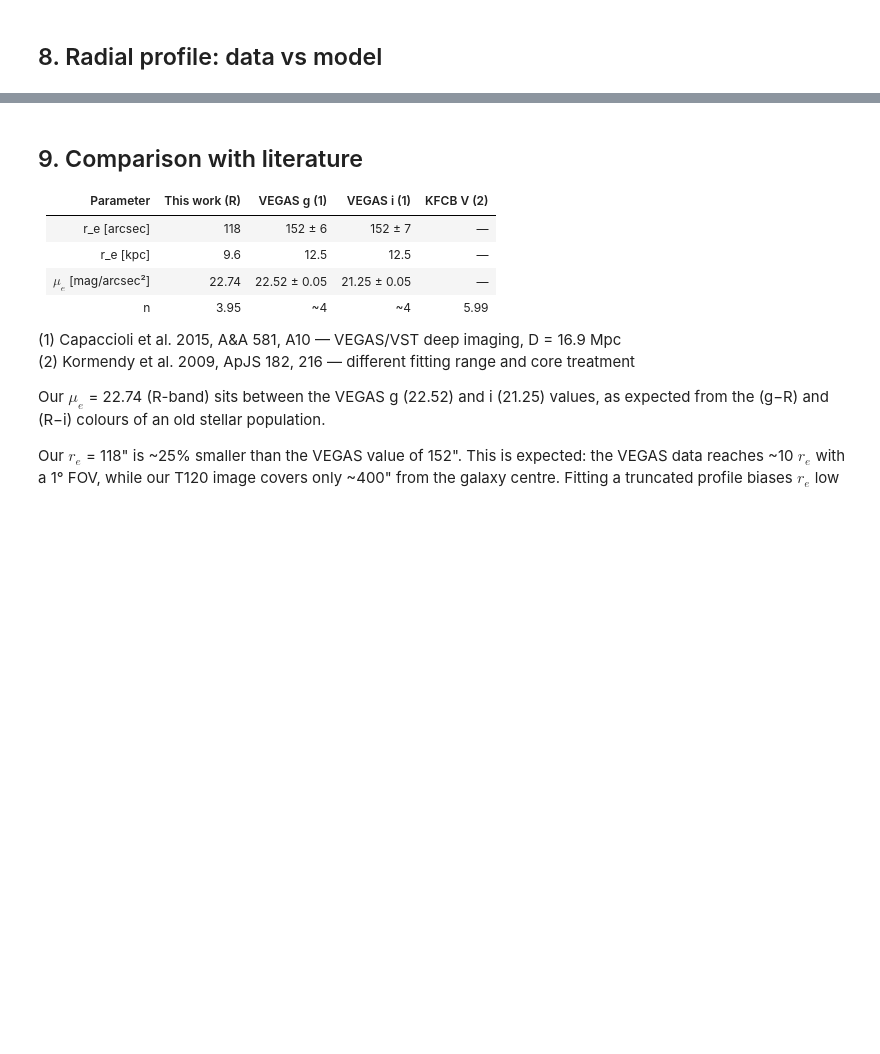
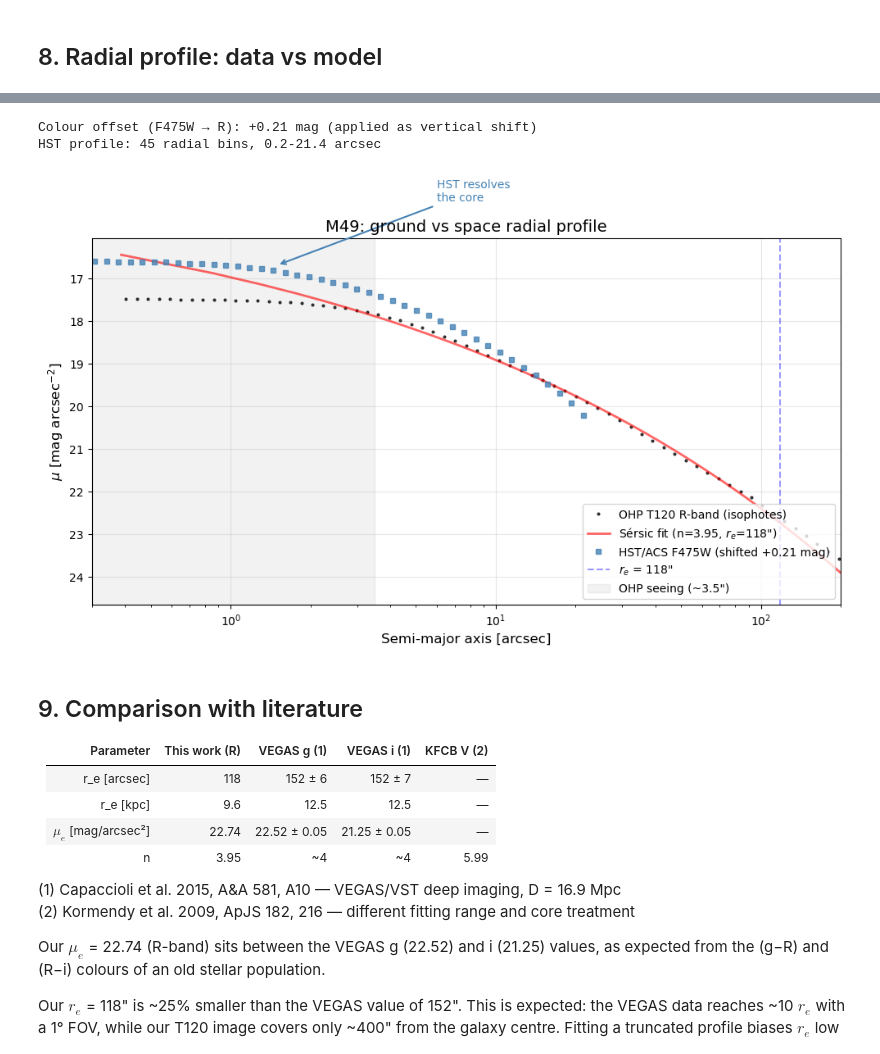
Before and after one commit to hjmcc/m2-ohp-hjmcc, a Jupyter notebook: notebooks/petrofit_m49_demo.ipynb, the cells around one changed output, grey strips where cells are left out. Drawn from its saved outputs; the diff is of its cells as text; code cells hidden in the pictures; blank space fills up the shorter version.

```diff
--- a/notebooks/petrofit_m49_demo.ipynb
+++ b/notebooks/petrofit_m49_demo.ipynb
@@ -384,3 +510,74 @@ ax.grid(True, alpha=0.3)
+# %%
+# HST radial surface brightness profile (circular annuli)
+Y_hst, X_hst = np.mgrid[:hst_sub.shape[0], :hst_sub.shape[1]]
+R_hst = np.sqrt((X_hst - hst_cx)**2 + (Y_hst - hst_cy)**2)
+
+r_edges_hst = np.logspace(np.log10(1), np.log10(450), 60)
+r_mid_hst = 0.5 * (r_edges_hst[:-1] + r_edges_hst[1:])
+sb_hst = np.full(len(r_mid_hst), np.nan)
+
+for i in range(len(r_mid_hst)):
+    mask = (R_hst >= r_edges_hst[i]) & (R_hst < r_edges_hst[i+1]) & (~hst_nan)
+    if mask.sum() > 10:
+        sb_hst[i] = np.median(hst_sub[mask])
+
+# Convert to STmag surface brightness
+hst_good = sb_hst > 0
+r_arcsec_hst = r_mid_hst[hst_good] * PS_HST
+zp_st = -2.5 * np.log10(PHOTFLAM) + HST_PHOTZPT
+mu_hst = -2.5 * np.log10(sb_hst[hst_good]) + zp_st + 2.5 * np.log10(PS_HST**2)
+
+# Shift HST profile to match OHP in the overlap region (10-20 arcsec)
+overlap = (r_arcsec_hst > 10) & (r_arcsec_hst < 20)
+ohp_overlap = (sma_arcsec > 10) & (sma_arcsec < 20)
+if overlap.sum() > 3 and ohp_overlap.sum() > 3:
+    offset = np.median(mu_iso[ohp_overlap]) - np.median(mu_hst[overlap])
+    print(f'Colour offset (F475W → R): {offset:+.2f} mag (applied as vertical shift)')
+else:
+    offset = 0
+mu_hst_shifted = mu_hst + offset
+
+print(f'HST profile: {hst_good.sum()} radial bins, {r_arcsec_hst.min():.1f}-{r_arcsec_hst.max():.1f} arcsec')
+# %% [output]
+Colour offset (F475W → R): +0.21 mag (applied as vertical shift)
+HST profile: 45 radial bins, 0.2-21.4 arcsec
+# %%
+fig, ax = plt.subplots(figsize=(10, 6))
+
+# OHP isophote profile
+ax.plot(sma_arcsec, mu_iso, 'k.', ms=4, alpha=0.7, label='OHP T120 R-band (isophotes)')
+
+# OHP Sérsic model
+ax.plot(r_arcsec_model, mu_model, 'r-', lw=2, alpha=0.6,
+        label=f'Sérsic fit (n={n:.2f}, $r_e$={r_eff_arcsec:.0f}")')
+
+# HST profile (shifted to match OHP)
+ax.plot(r_arcsec_hst, mu_hst_shifted, 's', color='steelblue', ms=5, alpha=0.8,
+        label=f'HST/ACS F475W (shifted {offset:+.2f} mag)')
+
+ax.axvline(r_eff_arcsec, color='blue', ls='--', alpha=0.4, label=f'$r_e$ = {r_eff_arcsec:.0f}"')
+
+# Mark the seeing limit
+FWHM_OHP = 3.5  # typical OHP seeing in arcsec
+ax.axvspan(0, FWHM_OHP, color='gray', alpha=0.1, label=f'OHP seeing (~{FWHM_OHP}")')
+
+ax.set_xlabel('Semi-major axis [arcsec]', fontsize=12)
+ax.set_ylabel(r'$\mu$ [mag arcsec$^{-2}$]', fontsize=12)
+ax.set_title('M49: ground vs space radial profile', fontsize=14)
+ax.invert_yaxis()
+ax.set_xscale('log')
+ax.legend(fontsize=10, loc='lower right')
+ax.set_xlim(0.3, 200)
+ax.grid(True, alpha=0.3)
+
+ax.annotate('HST resolves\nthe core', xy=(1.5, mu_hst_shifted[r_arcsec_hst < 2].mean()),
+            xytext=(6, mu_hst_shifted[r_arcsec_hst < 2].mean() - 1.5),
+            fontsize=10, color='steelblue',
+            arrowprops=dict(arrowstyle='->', color='steelblue', lw=1.5))
+
+plt.tight_layout()
+# %% [output]
+[figure, added]
 # %% [markdown]
 ## 9. Comparison with literature
 
```
Also changed, not shown: parts of 18 cells of this notebook, 12 other files.
